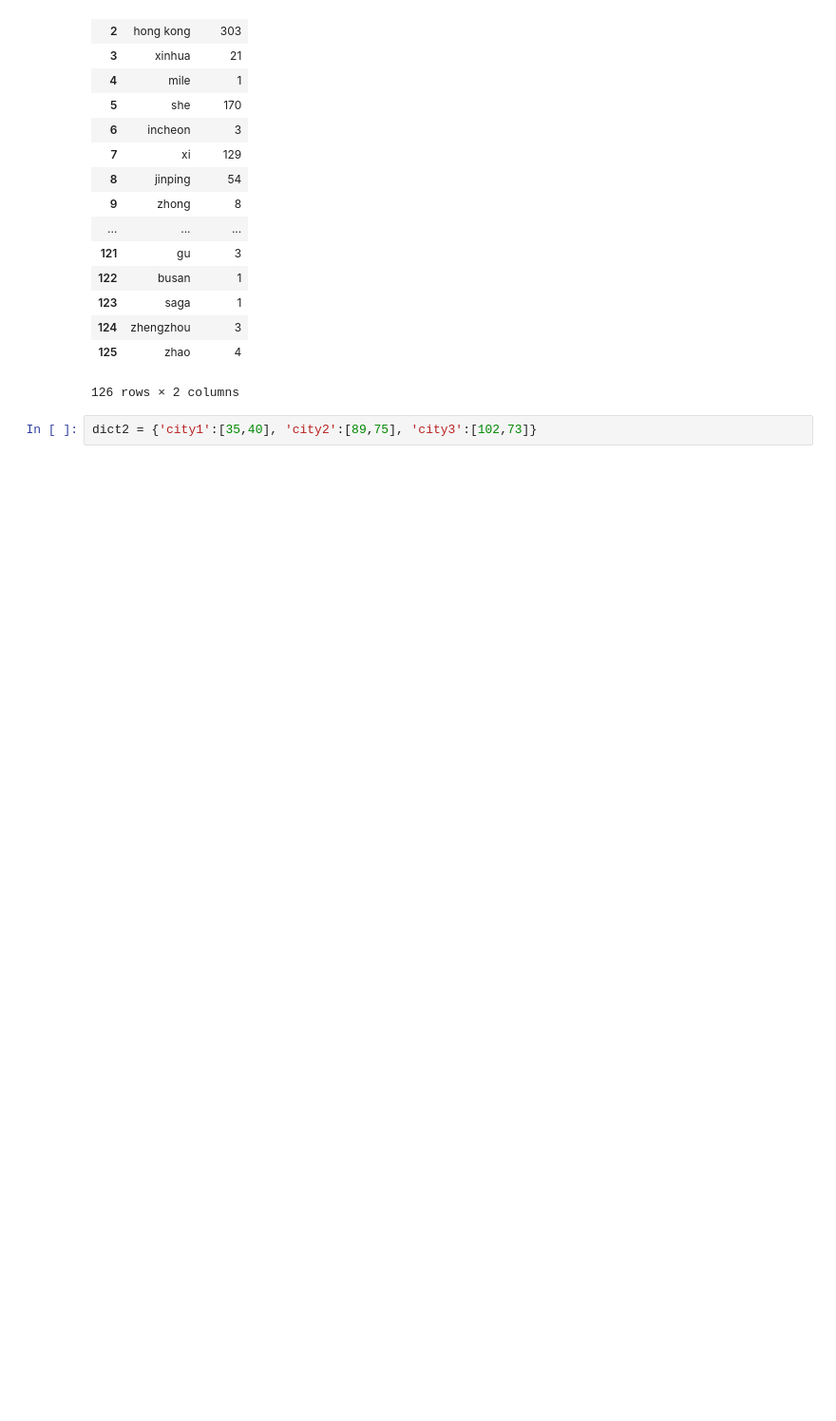
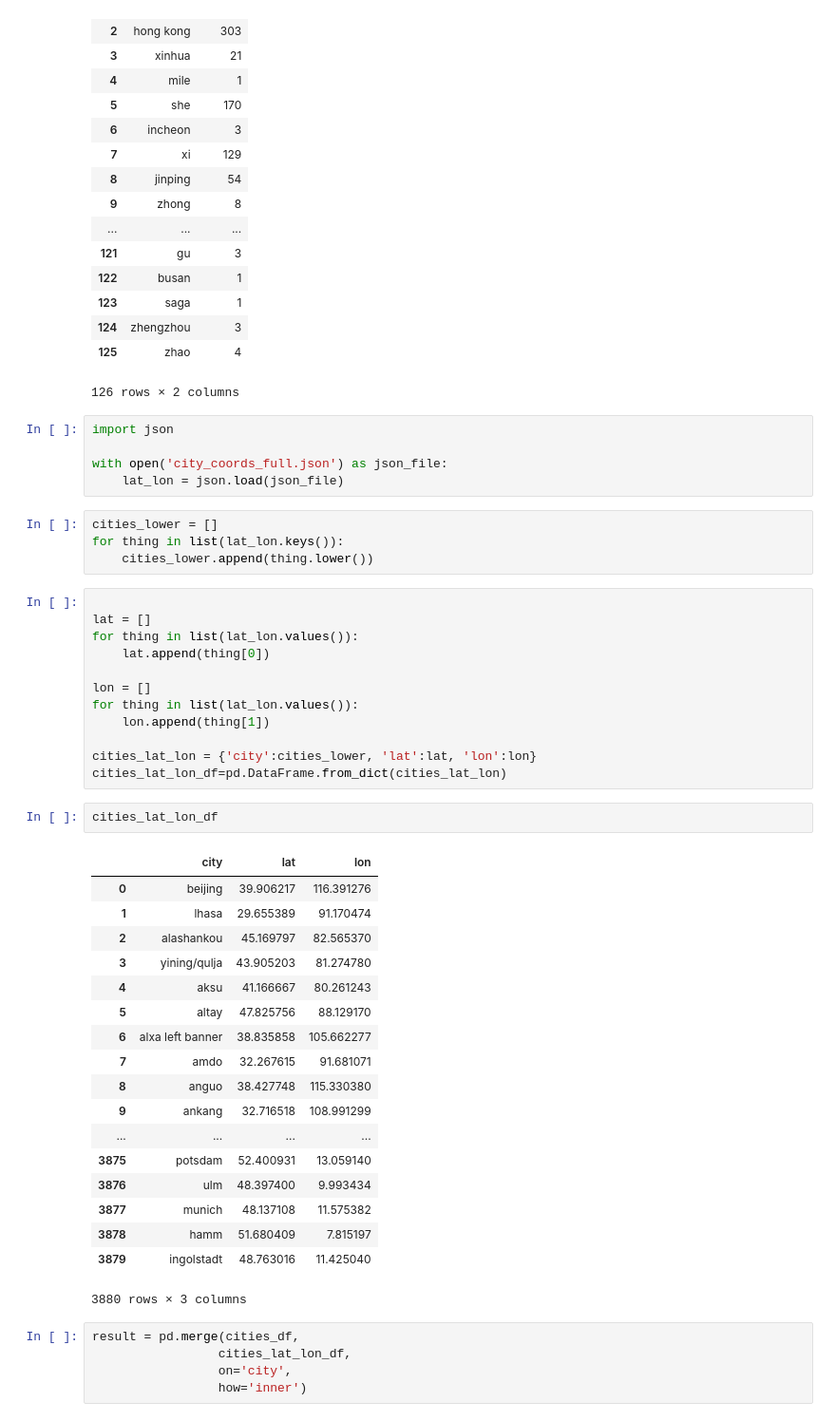
Before and after one commit to amazurek1/coronavirus, a Jupyter notebook: Corona_virus/Coronavirus_spacey.ipynb, the cells around one changed output. Shown at 95% size. Drawn from its saved outputs; the diff is of its cells as text; blank space fills up the shorter version.

```diff
--- a/Corona_virus/Coronavirus_spacey.ipynb
+++ b/Corona_virus/Coronavirus_spacey.ipynb
@@ -662,5 +662,50 @@ cities_df
 | 124 | zhengzhou | 3 |
 | 125 | zhao | 4 |
 126 rows × 2 columns
-# %%
-dict2 = {'city1':[35,40], 'city2':[89,75], 'city3':[102,73]}
+# %%
+import json
+
+with open('city_coords_full.json') as json_file:
+    lat_lon = json.load(json_file)
+# %%
+cities_lower = []
+for thing in list(lat_lon.keys()):
+    cities_lower.append(thing.lower())
+# %%
+
+lat = []
+for thing in list(lat_lon.values()):
+    lat.append(thing[0])
+
+lon = []
+for thing in list(lat_lon.values()):
+    lon.append(thing[1])
+
+cities_lat_lon = {'city':cities_lower, 'lat':lat, 'lon':lon}
+cities_lat_lon_df=pd.DataFrame.from_dict(cities_lat_lon)
+# %%
+cities_lat_lon_df
+# %% [output]
+|  | city | lat | lon |
+| 0 | beijing | 39.906217 | 116.391276 |
+| 1 | lhasa | 29.655389 | 91.170474 |
+| 2 | alashankou | 45.169797 | 82.565370 |
+| 3 | yining/qulja | 43.905203 | 81.274780 |
+| 4 | aksu | 41.166667 | 80.261243 |
+| 5 | altay | 47.825756 | 88.129170 |
+| 6 | alxa left banner | 38.835858 | 105.662277 |
+| 7 | amdo | 32.267615 | 91.681071 |
+| 8 | anguo | 38.427748 | 115.330380 |
+| 9 | ankang | 32.716518 | 108.991299 |
+| ... | ... | ... | ... |
+| 3875 | potsdam | 52.400931 | 13.059140 |
+| 3876 | ulm | 48.397400 | 9.993434 |
+| 3877 | munich | 48.137108 | 11.575382 |
+| 3878 | hamm | 51.680409 | 7.815197 |
+| 3879 | ingolstadt | 48.763016 | 11.425040 |
+3880 rows × 3 columns
+# %%
+result = pd.merge(cities_df,
+                 cities_lat_lon_df,
+                 on='city',
+                 how='inner')
```
Also changed, not shown: parts of 12 cells of this notebook, 2 other files.
